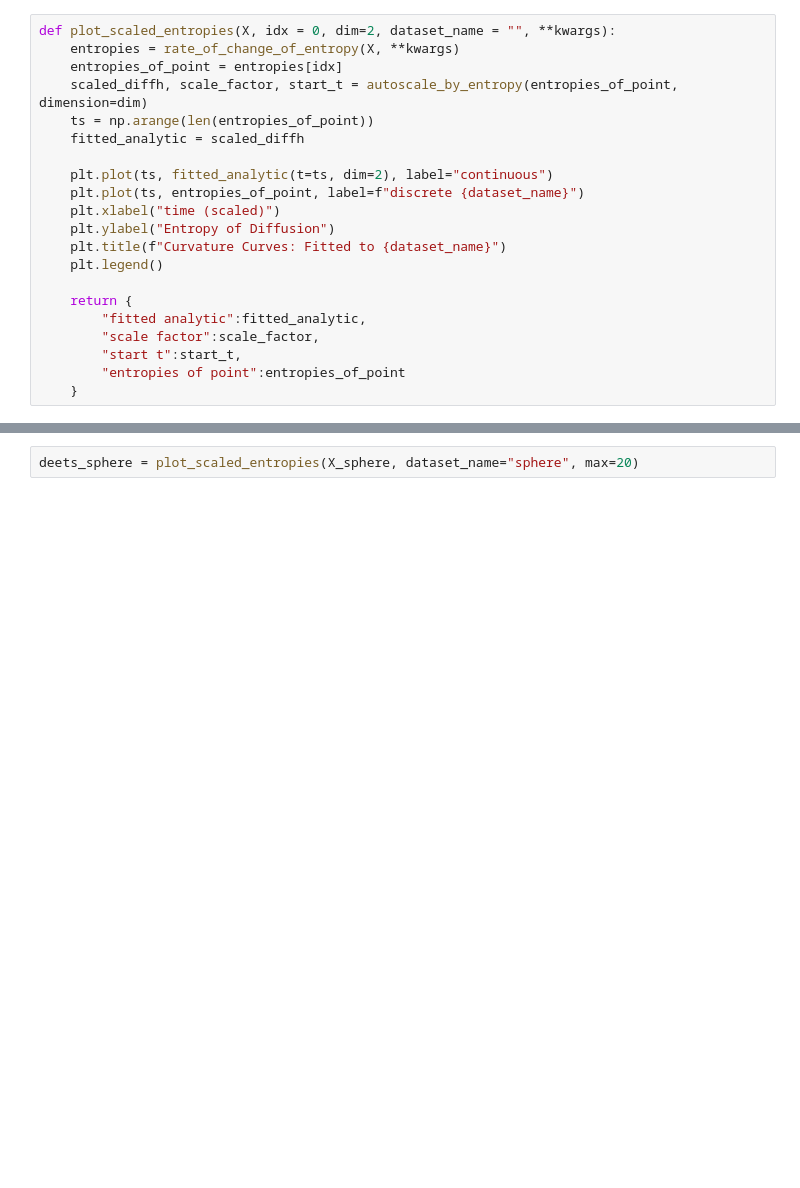
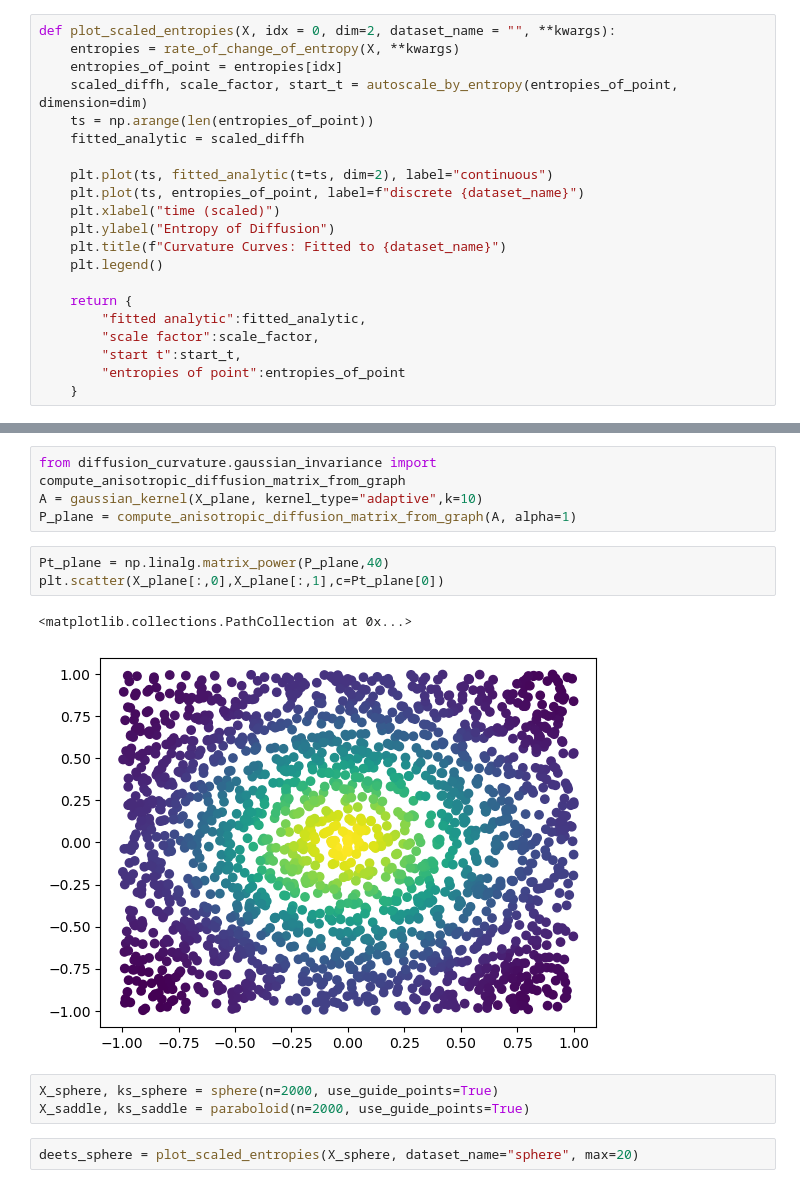
Before and after one commit to professorwug/diffusion-curvature-old, a Jupyter notebook: 09b_analytic_curvature_curves.ipynb, the cells around one changed output, grey strips where cells are left out. Saved outputs shown, nothing was run; the diff lists cells and outputs as text; blank space fills up the shorter version.

```diff
--- a/09b_analytic_curvature_curves.ipynb
+++ b/09b_analytic_curvature_curves.ipynb
@@ -88,3 +91,16 @@ deets = plot_scaled_entropies(X_plane, dataset_name="plane", max=20)
+# %%
+from diffusion_curvature.gaussian_invariance import compute_anisotropic_diffusion_matrix_from_graph
+A = gaussian_kernel(X_plane, kernel_type="adaptive",k=10)
+P_plane = compute_anisotropic_diffusion_matrix_from_graph(A, alpha=1)
+# %%
+Pt_plane = np.linalg.matrix_power(P_plane,40)
+plt.scatter(X_plane[:,0],X_plane[:,1],c=Pt_plane[0])
+# %% [output]
+<matplotlib.collections.PathCollection at 0x...>
+[figure, added]
+# %%
+X_sphere, ks_sphere = sphere(n=2000, use_guide_points=True)
+X_saddle, ks_saddle = paraboloid(n=2000, use_guide_points=True)
 # %%
 deets_sphere = plot_scaled_entropies(X_sphere, dataset_name="sphere", max=20)
 # %% [output]
```
Also changed, not shown: parts of 46 cells of this notebook, 3 other files.
